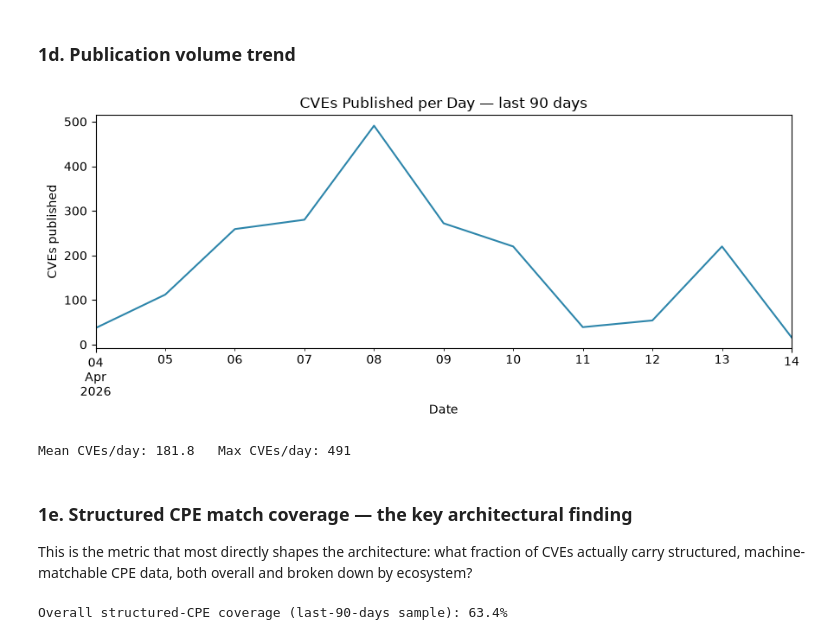
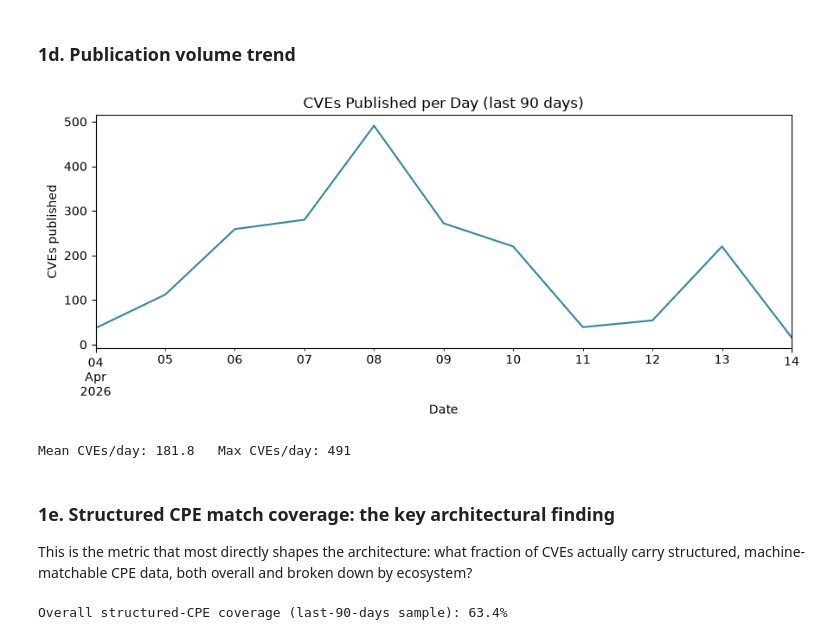
Before and after one commit to Yash-Annapure/IT_Security_Agent, a Jupyter notebook: notebooks/week1_analysis.ipynb, the cells around one changed output. Drawn from its saved outputs; the diff is of its cells as text; code cells hidden in the pictures.

```diff
--- a/notebooks/week1_analysis.ipynb
+++ b/notebooks/week1_analysis.ipynb
@@ -291,20 +300,20 @@ Name: count, dtype: int64
 # %%
 daily_counts = recent_df.set_index("published").resample("D").size()
 
 fig, ax = plt.subplots(figsize=(9, 4))
 daily_counts.plot(ax=ax, color="#2E86AB")
-ax.set_title("CVEs Published per Day — last 90 days")
+ax.set_title("CVEs Published per Day (last 90 days)")
 ax.set_xlabel("Date")
 ax.set_ylabel("CVEs published")
 plt.tight_layout()
 plt.show()
 
 print(f"Mean CVEs/day: {daily_counts.mean():.1f}   Max CVEs/day: {daily_counts.max()}")
 # %% [output]
-[figure, old version]
+[figure, new version]
 Mean CVEs/day: 181.8   Max CVEs/day: 491
 # %% [markdown]
-### 1e. Structured CPE match coverage — the key architectural finding
+### 1e. Structured CPE match coverage: the key architectural finding
 
 This is the metric that most directly shapes the architecture: what fraction
 of CVEs actually carry structured, machine-matchable CPE data, both overall
```
Also changed, not shown: parts of 7 cells of this notebook.
